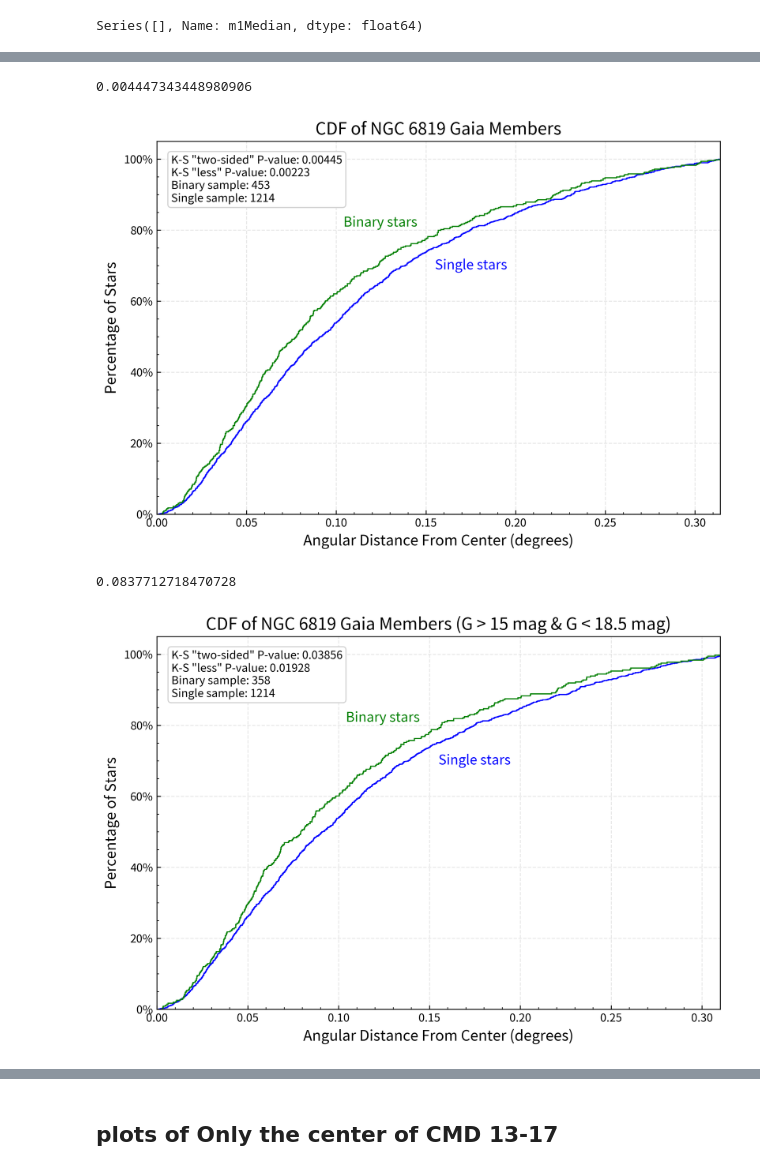
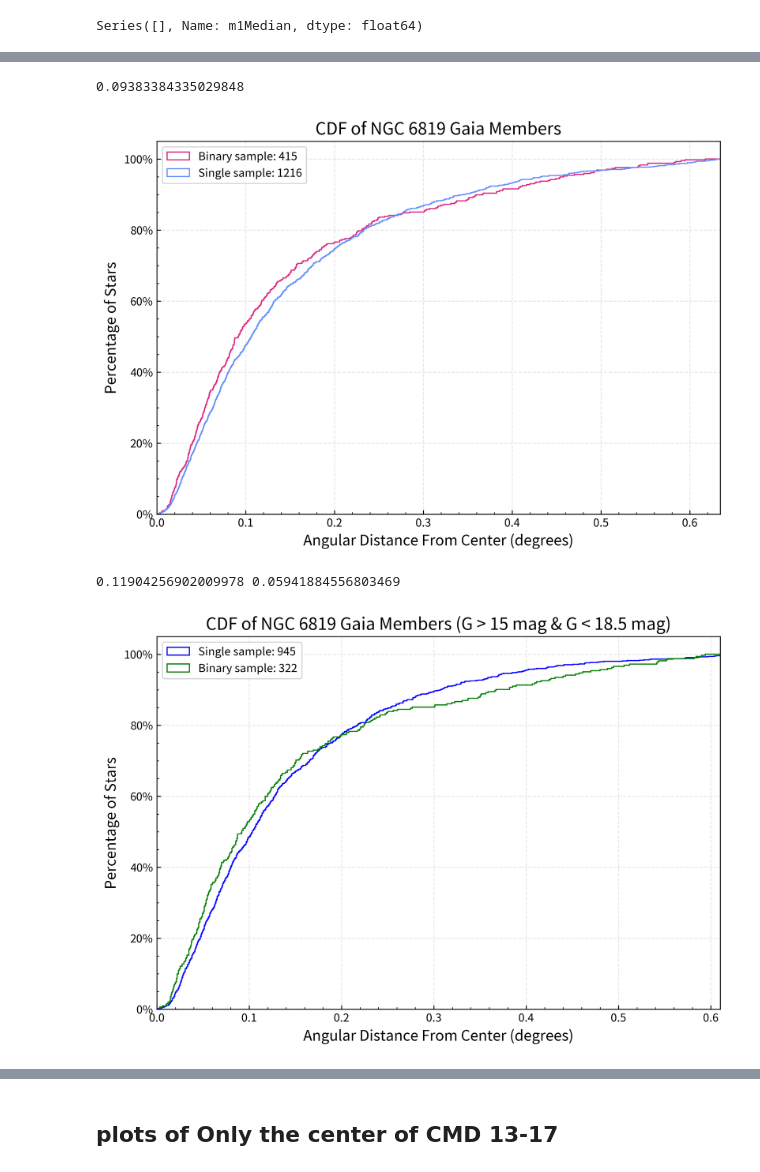
Before and after one commit to Clairezy/BASE9_utils, a Jupyter notebook: getGaiaData/plotBinaryAnalysis_annadata.ipynb, the cells around one changed output, grey strips where cells are left out. Saved outputs shown, nothing was run; the diff lists cells and outputs as text; code cells hidden in the pictures.

```diff
--- a/getGaiaData/plotBinaryAnalysis_annadata.ipynb
+++ b/getGaiaData/plotBinaryAnalysis_annadata.ipynb
@@ -322,6 +314,6 @@ NameError: name 't_rh' is not defined
 # %%
 #include only cluster members and single stars
-singlePhot = phot.loc[(phot['member']) & (phot['binary']== False)]
+singlePhot = photMems_copy.loc[photMems_copy['binary']== False]
 singlePhot['binary'].unique() #check all binary columns are false
 # singlePhot
 # %% [output]
@@ -334,10 +326,13 @@ binaryPhot['binary'].unique() #check all binary columns are true
 # %% [output]
 array([ True])
+# %%
+singlePhot_copy = singlePhot.copy()
+binaryPhot_copy = binaryPhot.copy()
 # %%
 #select photometry between magnitudes for single and binary stars
 topmag=15
 bottommag=18.5
-cutSinglePhot = singlePhot.loc[(singlePhot['G']  > topmag) & (singlePhot['G']  < bottommag)]
-cutBinaryPhot = binaryPhot.loc[(binaryPhot['G']  > topmag) & (binaryPhot['G']  < bottommag)]
+cutSinglePhot = singlePhot_copy.loc[(singlePhot_copy['G']  > topmag) & (singlePhot_copy['G']  < bottommag)]
+cutBinaryPhot = binaryPhot_copy.loc[(binaryPhot_copy['G']  > topmag) & (binaryPhot_copy['G']  < bottommag)]
 # cutSinglePhot
 # cutBinaryPhot
@@ -400,0 +348,11 @@ KeyError: 'distance'
+# %%
+# cutSingleGaiaData['distance'] = findSeparation(cutSingleGaiaData)
+# cutBinaryGaiaData['distance'] = findSeparation(cutBinaryGaiaData)
+# singleGaiaData['distance'] = findSeparation(singleGaiaData)
+# binaryGaiaData['distance'] = findSeparation(binaryGaiaData)
+
+photMems_copy['distance'] = findSeparation(photMems_copy)
+singlePhot_copy['distance'] = findSeparation(singlePhot_copy)
+binaryPhot_copy['distance'] = findSeparation(binaryPhot_copy)
+cutSinglePhot['distance'] = findSeparation(cutSinglePhot)
+cutBinaryPhot['distance'] = findSeparation(cutBinaryPhot)
@@ -780,14 +794,15 @@ plt.show()
 #full sample CDF
 f,ax = plt.subplots(figsize=(9,6), facecolor='w', dpi=300)
 
-single = singleGaiaData['distance']
-binary = binaryGaiaData['distance']
+single = singlePhot_copy['distance']
+binary = binaryPhot_copy['distance']
 
 singleSample = single.shape[0]
 binarySample = binary.shape[0]
 
-ax.hist(single, cumulative = True, density = True, histtype = "step", bins = 1500, color='b')
-ax.hist(binary, cumulative = True, density = True, histtype = "step", bins = 1500,color='g')
+ax.hist(binary, cumulative = True, density = True, range=(0,1), histtype = "step", bins = 15000,color='#dc267f', label=f'Binary sample: {binarySample}')
+ax.hist(single, cumulative = True, density = True, range=(0,1), histtype = "step", bins = 15000, color='#648fff', label=f'Single sample: {singleSample}')
+
 
 ks_result, twoside_pvalue = ks_2samp(single,binary)
 ks_result, less_pvalue = ks_2samp(single,binary,alternative='less')
@@ -796,62 +811,64 @@ print(twoside_pvalue)
 plt.xlabel("Angular Distance From Center (degrees)", fontsize=13)
 plt.ylabel("Percentage of Stars", fontsize=13)
 plt.title("CDF of NGC 6819 Gaia Members", fontsize=15)
-plt.text(.008, .88, f'K-S "two-sided" P-value: {twoside_pvalue:.5f}\nK-S "less" P-value: {less_pvalue:.5f}\nBinary sample: {binarySample}\nSingle sample: {singleSample}',fontsize = 10,
-         bbox = dict(facecolor='w', boxstyle='round', edgecolor='lightgray'))
-custom_lines = [ Line2D([0], [0], color='g',alpha=1, lw=2, ls='-'),
-                                Line2D([0], [0], color='b',alpha=1, lw=2, ls='-'), ]
+plt.legend(loc='upper left')
+# plt.text(.008, .88, f'K-S "two-sided" P-value: {twoside_pvalue:.5f}\nK-S "less" P-value: {less_pvalue:.5f}\nBinary sample: {binarySample}\nSingle sample: {singleSample}',fontsize = 10,
+#          bbox = dict(facecolor='w', boxstyle='round', edgecolor='lightgray'))
+# custom_lines = [ Line2D([0], [0], color='g',alpha=1, lw=2, ls='-'),
+#                                 Line2D([0], [0], color='b',alpha=1, lw=2, ls='-'), ]
 plt.grid(linestyle='--', alpha=0.3)
 #plt.legend(custom_lines, ['Binary stars', 'Single stars'],loc=2, fontsize=10)
-plt.annotate(text="Binary stars", color='g', xy=(.104,.81), xytext=(.104,.81), size=12)
-plt.annotate(text="Single stars", color='b', xy=(.155,.69), xytext=(.155,.69), size=12)
+# plt.annotate(text="Binary stars", color='g', xy=(.104,.81), xytext=(.104,.81), size=12)
+# plt.annotate(text="Single stars", color='b', xy=(.155,.69), xytext=(.155,.69), size=12)
 from matplotlib.ticker import PercentFormatter
 plt.gca().yaxis.set_major_formatter(PercentFormatter(1))
 ax.yaxis.get_ticklocs(minor=True)
 ax.minorticks_on()
 ax.tick_params(which='both', direction="in")
-ax.set_xlim(0,.314)
+ax.set_xlim(0,.634)
 plt.show()
 # %% [output]
-0.004447343448980906
+0.09383384335029848
-[figure, old version]
+[figure, new version]
 # %%
 #topmag and bottommag CDF
 f,ax = plt.subplots(figsize=(9,6), facecolor='w', dpi=300)
 
-single = singleGaiaData['distance']
-binary = cutBinaryGaiaData['distance']
+single = cutSinglePhot['distance']
+binary = cutBinaryPhot['distance']
 
 singleSample = single.shape[0]
 binarySample = binary.shape[0]
 
-ax.hist(single, cumulative = True, density = True, histtype = "step", bins = 1500, color='b')
-ax.hist(binary, cumulative = True, density = True, histtype = "step", bins = 1500,color='g')
+ax.hist(single, cumulative = True, density = True, range=(0,1), histtype = "step", bins = 1500, color='b', label=f'Single sample: {singleSample}')
+ax.hist(binary, cumulative = True, density = True, range=(0,1), histtype = "step", bins = 1500,color='g', label=f'Binary sample: {binarySample}')
 
 ks_result, twoside_pvalue = ks_2samp(single,binary)
 ks_result, less_pvalue = ks_2samp(single,binary,alternative='less')
-print(ks_result)
+print(twoside_pvalue, less_pvalue)
 
 plt.xlabel("Angular Distance From Center (degrees)", fontsize=13)
 plt.ylabel("Percentage of Stars", fontsize=13)
 plt.title("CDF of NGC 6819 Gaia Members (G > 15 mag & G < 18.5 mag)", fontsize=15)
-plt.text(.008, .88, f'K-S "two-sided" P-value: {twoside_pvalue:.5f}\nK-S "less" P-value: {less_pvalue:.5f}\nBinary sample: {binarySample}\nSingle sample: {singleSample}',fontsize = 10,
-         bbox = dict(facecolor='w', boxstyle='round', edgecolor='lightgray'))
-custom_lines = [ Line2D([0], [0], color='g',alpha=1, lw=2, ls='-'),
-                                Line2D([0], [0], color='b',alpha=1, lw=2, ls='-')]
+plt.legend(loc='upper left')
+# plt.text(.008, .88, f'K-S "two-sided" P-value: {twoside_pvalue:.5f}\nK-S "less" P-value: {less_pvalue:.5f}\nBinary sample: {binarySample}\nSingle sample: {singleSample}',fontsize = 10,
+#          bbox = dict(facecolor='w', boxstyle='round', edgecolor='lightgray'))
+# custom_lines = [ Line2D([0], [0], color='g',alpha=1, lw=2, ls='-'),
+#                                 Line2D([0], [0], color='b',alpha=1, lw=2, ls='-')]
 plt.grid(linestyle='--', alpha=0.3)
 #plt.legend(custom_lines, ['Binary stars', 'Single stars'],loc=2, fontsize=10)
-plt.annotate(text="Binary stars", color='g', xy=(.104,.81), xytext=(.104,.81), size=12)
-plt.annotate(text="Single stars", color='b', xy=(.155,.69), xytext=(.155,.69), size=12)
+# plt.annotate(text="Binary stars", color='g', xy=(.104,.81), xytext=(.104,.81), size=12)
+# plt.annotate(text="Single stars", color='b', xy=(.155,.69), xytext=(.155,.69), size=12)
 from matplotlib.ticker import PercentFormatter
 plt.gca().yaxis.set_major_formatter(PercentFormatter(1))
 ax.yaxis.get_ticklocs(minor=True)
 ax.minorticks_on()
 ax.tick_params(which='both', direction="in")
-ax.set_xlim(0,.31)
+ax.set_xlim(0,.61)
 plt.show()
 # %% [output]
-0.0837712718470728
+0.11904256902009978 0.05941884556803469
-[figure, old version]
+[figure, new version]
 # %%
 #massratio CDF
 # Select rows where qMean is greater than or equal to 0.5
```
Also changed, not shown: parts of 43 cells of this notebook, 2 other files.
